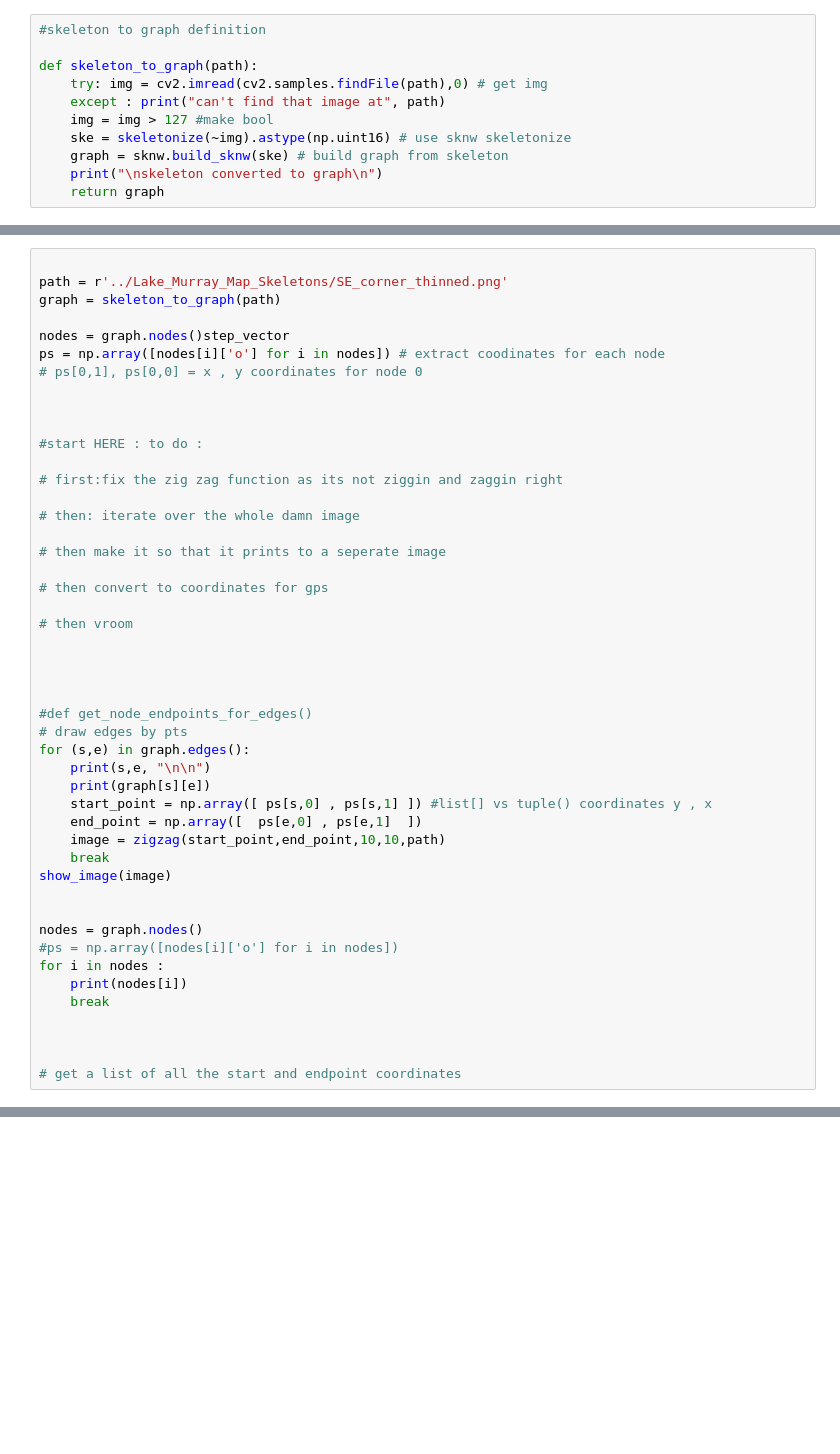
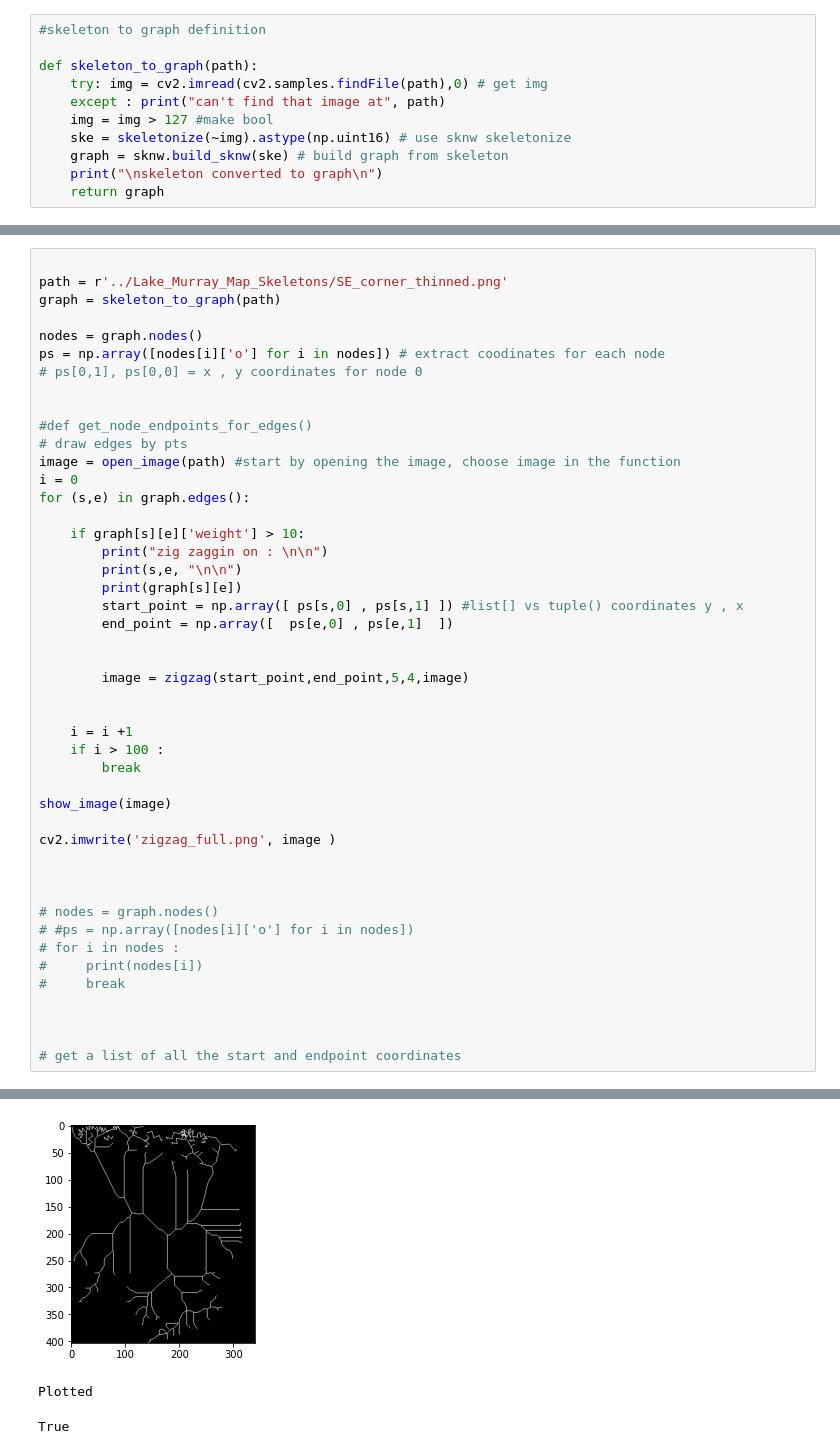
Before and after one commit to jzraiti/Coverage_Algorithm_Enviornmental_Sampling_Autonomous_Surface_Vehicle, a Jupyter notebook: zig_zag_skeleton/zig_zag_skeleton.ipynb, the cells around one changed output, grey strips where cells are left out. Cells and saved outputs as stored; diff of their text form; blank space fills up the shorter version.

```diff
--- a/zig_zag_skeleton/zig_zag_skeleton.ipynb
+++ b/zig_zag_skeleton/zig_zag_skeleton.ipynb
@@ -91,44 +106,43 @@ def skeleton_to_graph(path):
 path = r'../Lake_Murray_Map_Skeletons/SE_corner_thinned.png'
 graph = skeleton_to_graph(path)
 
-nodes = graph.nodes()step_vector
+nodes = graph.nodes()
 ps = np.array([nodes[i]['o'] for i in nodes]) # extract coodinates for each node
 # ps[0,1], ps[0,0] = x , y coordinates for node 0
 
 
+#def get_node_endpoints_for_edges()
+# draw edges by pts
+image = open_image(path) #start by opening the image, choose image in the function
+i = 0
+for (s,e) in graph.edges():
 
-#start HERE : to do :
+    if graph[s][e]['weight'] > 10:
+        print("zig zaggin on : \n\n")
+        print(s,e, "\n\n")
+        print(graph[s][e])
+        start_point = np.array([ ps[s,0] , ps[s,1] ]) #list[] vs tuple() coordinates y , x
+        end_point = np.array([  ps[e,0] , ps[e,1]  ])
 
-# first:fix the zig zag function as its not ziggin and zaggin right
 
-# then: iterate over the whole damn image
+        image = zigzag(start_point,end_point,5,4,image)
 
-# then make it so that it prints to a seperate image
 
-# then convert to coordinates for gps
+    i = i +1
+    if i > 100 :
+        break
 
-# then vroom
+show_image(image)
+
+cv2.imwrite('zigzag_full.png', image )
 
 
 
-
-#def get_node_endpoints_for_edges()
-# draw edges by pts
-for (s,e) in graph.edges():
-    print(s,e, "\n\n")
-    print(graph[s][e])
-    start_point = np.array([ ps[s,0] , ps[s,1] ]) #list[] vs tuple() coordinates y , x
-    end_point = np.array([  ps[e,0] , ps[e,1]  ])
-    image = zigzag(start_point,end_point,10,10,path)
-    break
-show_image(image)
-
-
-nodes = graph.nodes()
-#ps = np.array([nodes[i]['o'] for i in nodes])
-for i in nodes :
-    print(nodes[i])
-    break
+# nodes = graph.nodes()
+# #ps = np.array([nodes[i]['o'] for i in nodes])
+# for i in nodes :
+#     print(nodes[i])
+#     break
 
 
 
@@ -138,3 +168,6 @@ SyntaxError: invalid syntax (<ipython-input-30-8e7de65a735e>, line 4)
+[figure, added]
+Plotted
+True
 # %%
 #note that 0,0 is top left corner and 225,225 is bottom right
 start_point = np.array([ 100 , 20]) #list[] vs tuple() coordinates in y , x form
```
Also changed, not shown: parts of 4 cells of this notebook, 3 other files.
